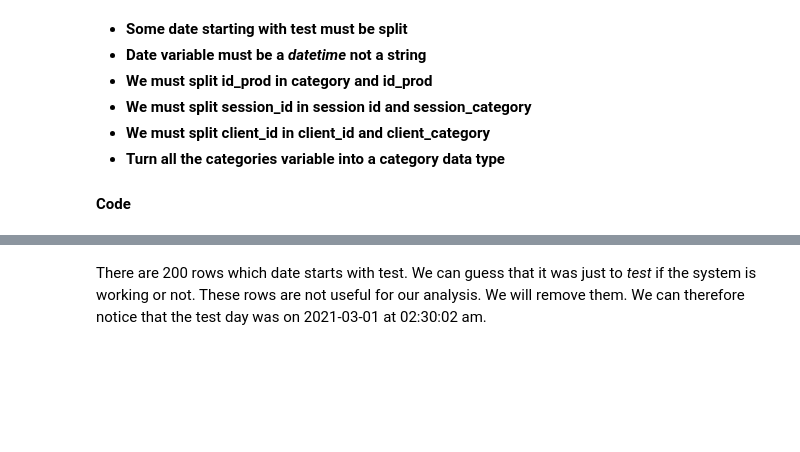
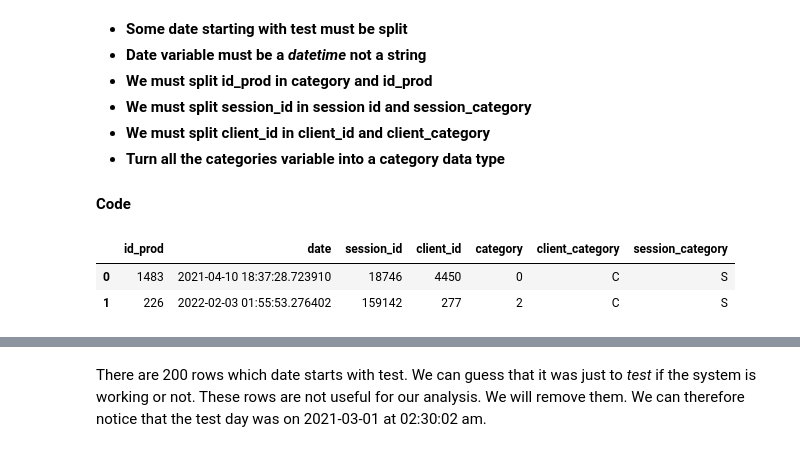
Before and after one commit to furawa/OC_data_analyst_projects, a Jupyter notebook: 02_analyze_company_sales/analyze_company_sales.ipynb, the cells around one changed output, grey strips where cells are left out. Cells and saved outputs as stored; diff of their text form; code cells hidden in the pictures; blank space fills up the shorter version.

```diff
--- a/02_analyze_company_sales/analyze_company_sales.ipynb
+++ b/02_analyze_company_sales/analyze_company_sales.ipynb
@@ -107,6 +107,6 @@ def split_columns(dataset, col):
     return new_col_1, new_col_2
 # %%
 # Create a copy of transactions dataset
-transactions_clean = transactions.copy()
+transactions_df = transactions.copy()
 # %%
 # Split id_prod in 2 columns,id_prod and category
@@ -120,6 +120,10 @@ transactions_clean["session_id"], transactions_clean["session_category"] = split
 # %%
 # Check if everything is ok
-transactions_clean.head()
+transactions_clean.head(2)
+# %% [output]
+|  | id_prod | date | session_id | client_id | category | client_category | session_category |
+| 0 | 1483 | 2021-04-10 18:37:28.723910 | 18746 | 4450 | 0 | C | S |
+| 1 | 226 | 2022-02-03 01:55:53.276402 | 159142 | 277 | 2 | C | S |
 # %%
 # Check the different categories
 transactions_clean.query("category == 'T'")
```
Also changed, not shown: parts of 4 cells of this notebook.
